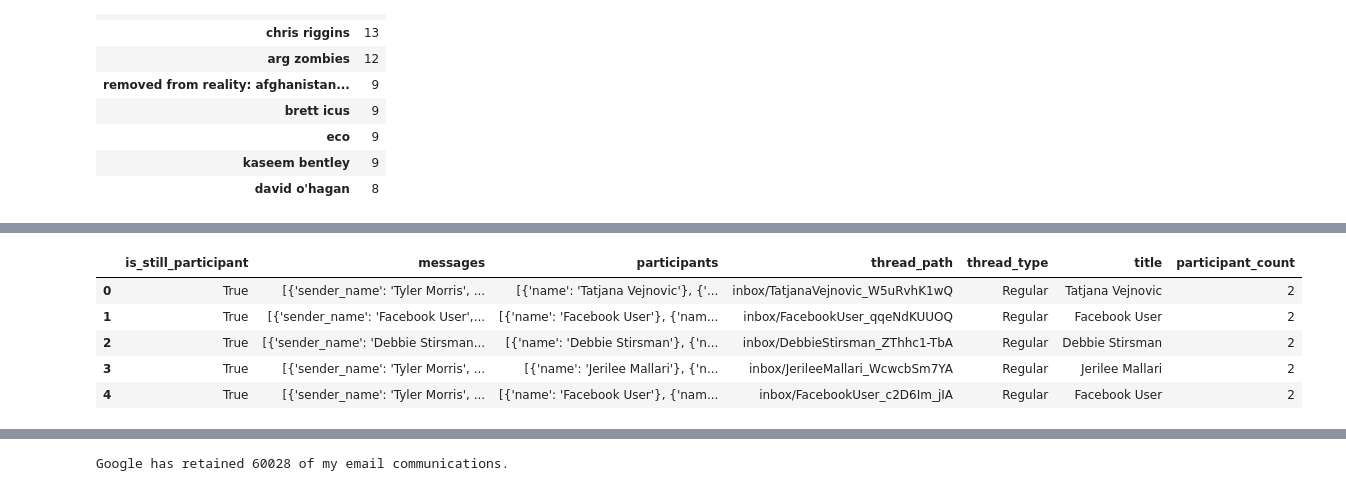
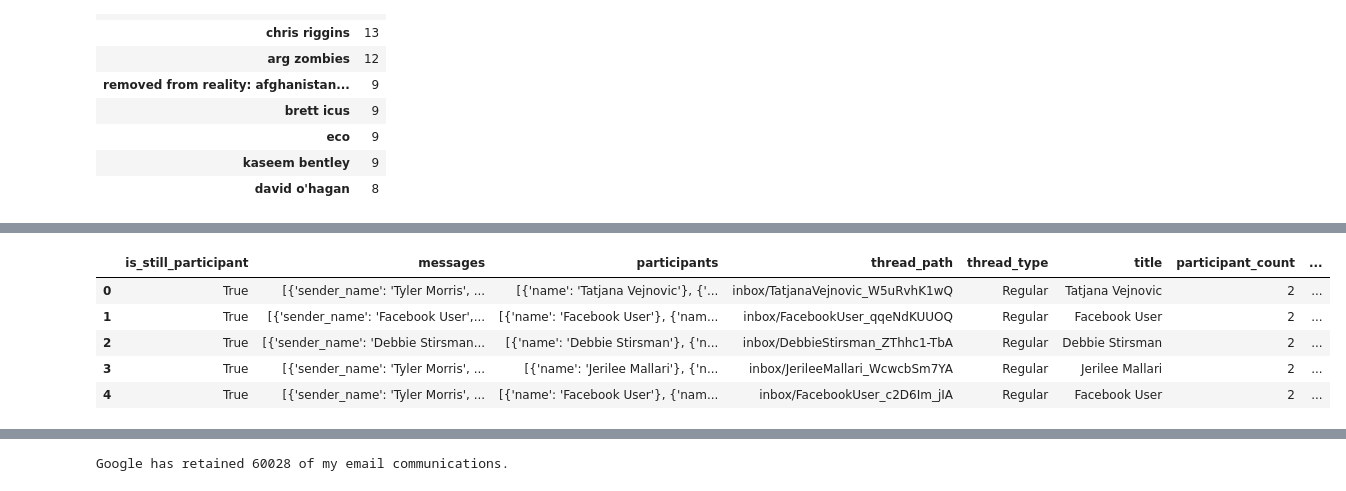
Before and after one commit to Tyler-Owen-Morris/capstone1, a Jupyter notebook: Facebook_EDA.ipynb, the cells around one changed output, grey strips where cells are left out. Saved outputs shown, nothing was run; the diff lists cells and outputs as text; code cells hidden in the pictures.

```diff
--- a/Facebook_EDA.ipynb
+++ b/Facebook_EDA.ipynb
@@ -272,11 +295,12 @@ os.getcwd()
 all_msgs_df.to_csv('all_fb_msgs.csv')
 # %%
 all_msgs_df['participant_count'] = all_msgs_df['participants'].map(lambda x : len(x))
+all_msgs_df['msg_count'] = all_msgs_df['messages'].map(lambda x : len(x))
 all_msgs_df.head()
 # %% [output]
-|  | is_still_participant | messages | participants | thread_path | thread_type | title | participant_count |
-| 0 | True | [{'sender_name': 'Tyler Morris', ... | [{'name': 'Tatjana Vejnovic'}, {'... | inbox/TatjanaVejnovic_W5uRvhK1wQ | Regular | Tatjana Vejnovic | 2 |
-| 1 | True | [{'sender_name': 'Facebook User',... | [{'name': 'Facebook User'}, {'nam... | inbox/FacebookUser_qqeNdKUUOQ | Regular | Facebook User | 2 |
-| 2 | True | [{'sender_name': 'Debbie Stirsman... | [{'name': 'Debbie Stirsman'}, {'n... | inbox/DebbieStirsman_ZThhc1-TbA | Regular | Debbie Stirsman | 2 |
-| 3 | True | [{'sender_name': 'Tyler Morris', ... | [{'name': 'Jerilee Mallari'}, {'n... | inbox/JerileeMallari_WcwcbSm7YA | Regular | Jerilee Mallari | 2 |
-| 4 | True | [{'sender_name': 'Tyler Morris', ... | [{'name': 'Facebook User'}, {'nam... | inbox/FacebookUser_c2D6Im_jIA | Regular | Facebook User | 2 |
+|  | is_still_participant | messages | participants | thread_path | thread_type | title | participant_count | ... |
+| 0 | True | [{'sender_name': 'Tyler Morris', ... | [{'name': 'Tatjana Vejnovic'}, {'... | inbox/TatjanaVejnovic_W5uRvhK1wQ | Regular | Tatjana Vejnovic | 2 | ... |
+| 1 | True | [{'sender_name': 'Facebook User',... | [{'name': 'Facebook User'}, {'nam... | inbox/FacebookUser_qqeNdKUUOQ | Regular | Facebook User | 2 | ... |
+| 2 | True | [{'sender_name': 'Debbie Stirsman... | [{'name': 'Debbie Stirsman'}, {'n... | inbox/DebbieStirsman_ZThhc1-TbA | Regular | Debbie Stirsman | 2 | ... |
+| 3 | True | [{'sender_name': 'Tyler Morris', ... | [{'name': 'Jerilee Mallari'}, {'n... | inbox/JerileeMallari_WcwcbSm7YA | Regular | Jerilee Mallari | 2 | ... |
+| 4 | True | [{'sender_name': 'Tyler Morris', ... | [{'name': 'Facebook User'}, {'nam... | inbox/FacebookUser_c2D6Im_jIA | Regular | Facebook User | 2 | ... |
```
Also changed, not shown: parts of 14 cells of this notebook.
